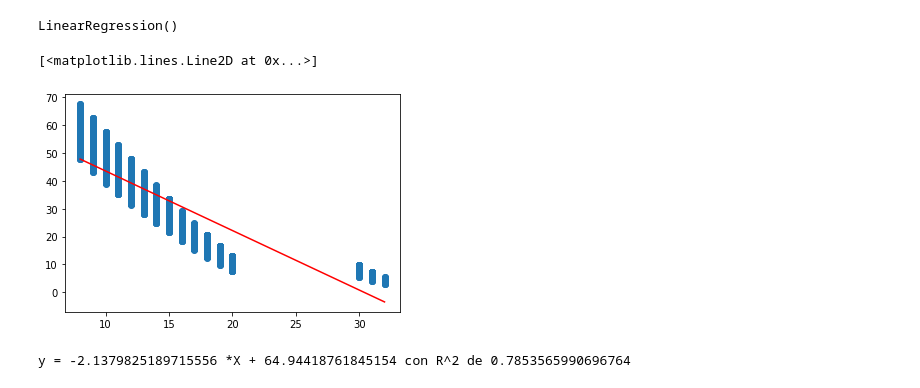
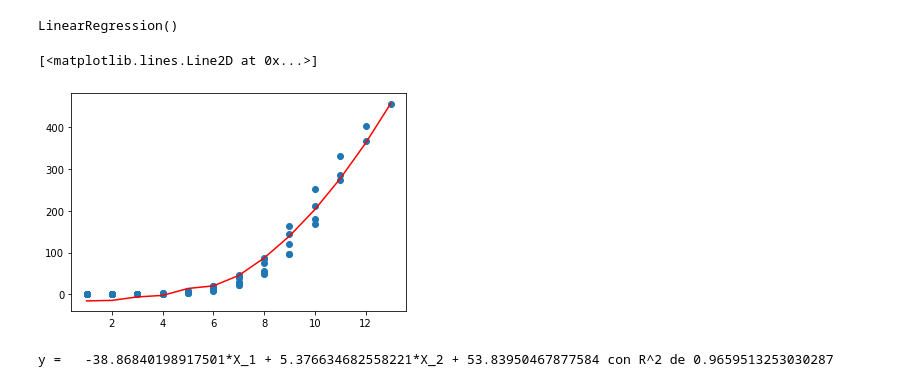
Before and after one commit to MiguelPerilla2233/Problema1, a Jupyter notebook: Taller1.ipynb, the cells around one changed output. Cells and saved outputs as stored; diff of their text form; code cells hidden in the pictures.

```diff
--- a/Taller1.ipynb
+++ b/Taller1.ipynb
@@ -41,0 +31,9 @@ plt.scatter(X,Y)
+# %%
+x = np.sort(np.array(file['Edad']))
+y = np.sort(np.array(file["LCMR"]))
+z = np.sort(np.array(file["TC"]))
+cum = np.linspace(1.0/len(y),1.0,len(y))
+#suma = get_suma(z)
+
+#_ = plt.scatter(suma, y, c='r')
+_ = plt.scatter(x,y)
@@ -42,19 +49,22 @@ plt.scatter(X,Y)
 # %%
 lin = sklearn.linear_model.LinearRegression()
+# %%
+X = np.array([x,x**2]).T
 # %%
-lin.fit(X,Y)
+lin.fit(X,y)
 # %% [output]
 LinearRegression()
 # %%
 y_pred = lin.predict(X)
+y_pred = np.sort(y_pred, axis= 0)
 # %%
-plt.scatter(X, Y)
-plt.plot(X, y_pred,'r')
+plt.scatter(x, y)
+plt.plot(x, y_pred,'r')
 # %% [output]
 [<matplotlib.lines.Line2D at 0x...>]
-[figure, old version]
+[figure, new version]
 # %%
-score = lin.score(X, Y)
-print("y = {} *X + {} con R^2 de {}".format(lin.coef_[0],lin.intercept_,score))
+score = lin.score(X, y)
+print("y =   {}*X_1 + {}*X_2 + {} con R^2 de {}".format(lin.coef_[0],lin.coef_[1],lin.intercept_,score))
 # %% [output]
-y = -2.1379825189715556 *X + 64.94418761845154 con R^2 de 0.7853565990696764
+y =   -38.86840198917501*X_1 + 5.376634682558221*X_2 + 53.83950467877584 con R^2 de 0.9659513253030287
```
Also changed, not shown: parts of 16 cells of this notebook, 1 other file.
